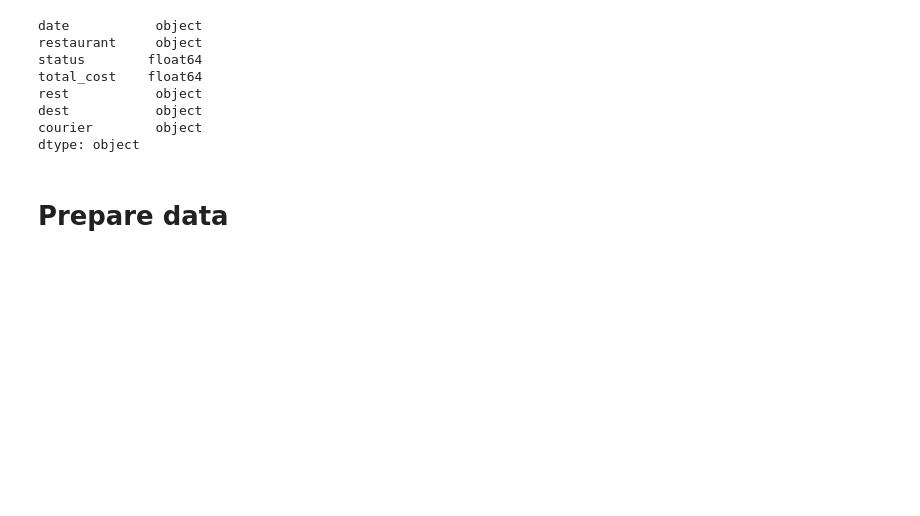
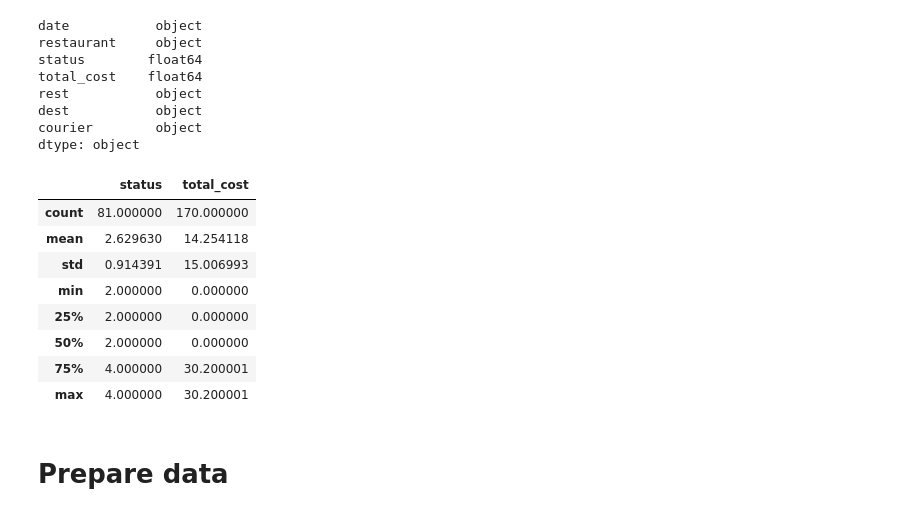
Before and after one commit to romanthekat/food-delivery-notifier, a Jupyter notebook: notebook.ipynb, the cells around one changed output. Saved outputs shown, nothing was run; the diff lists cells and outputs as text; code cells hidden in the pictures; blank space fills up the shorter version.

```diff
--- a/notebook.ipynb
+++ b/notebook.ipynb
@@ -45,3 +43,15 @@ dtype: object
+# %%
+dataset.describe()
+# %% [output]
+|  | status | total_cost |
+| count | 81.000000 | 170.000000 |
+| mean | 2.629630 | 14.254118 |
+| std | 0.914391 | 15.006993 |
+| min | 2.000000 | 0.000000 |
+| 25% | 2.000000 | 0.000000 |
+| 50% | 2.000000 | 0.000000 |
+| 75% | 4.000000 | 30.200001 |
+| max | 4.000000 | 30.200001 |
 # %% [markdown]
 # Prepare data
 # %% [markdown]
```
Also changed, not shown: parts of 2 cells of this notebook.
